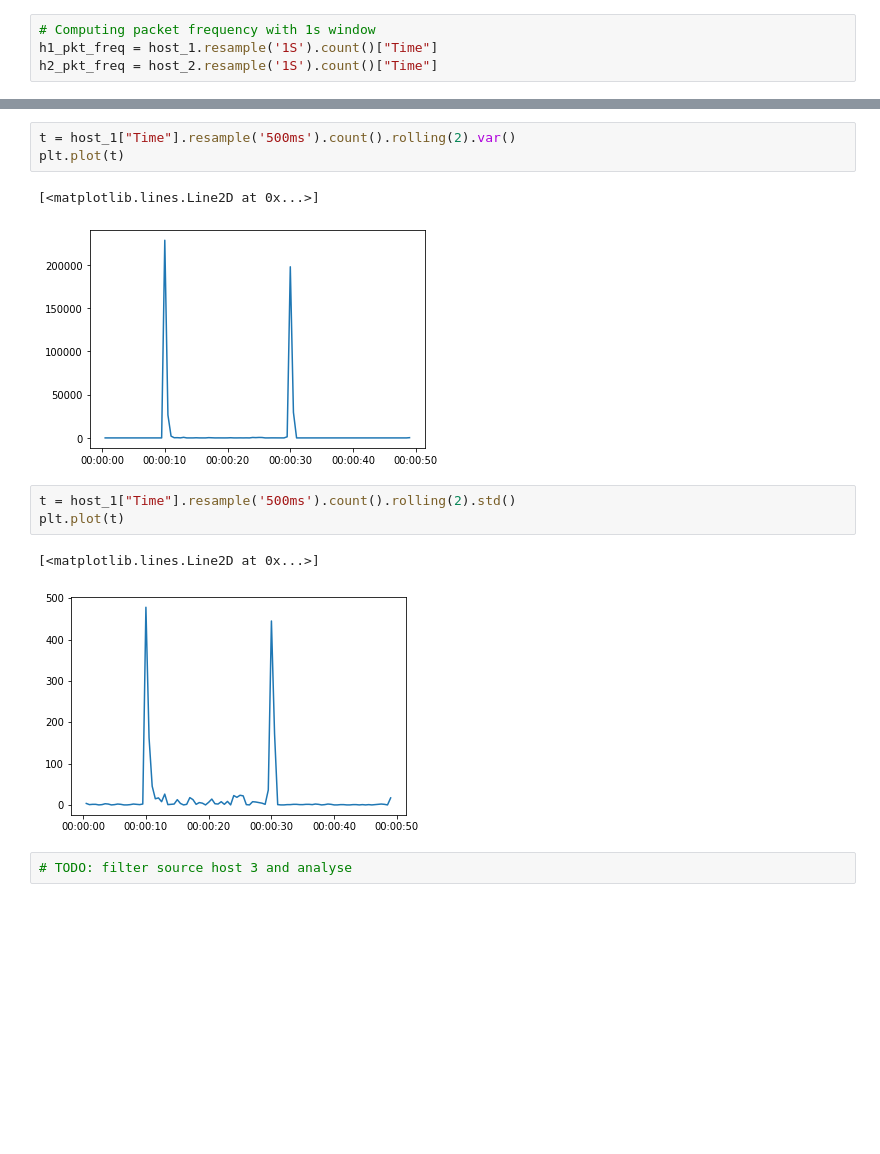
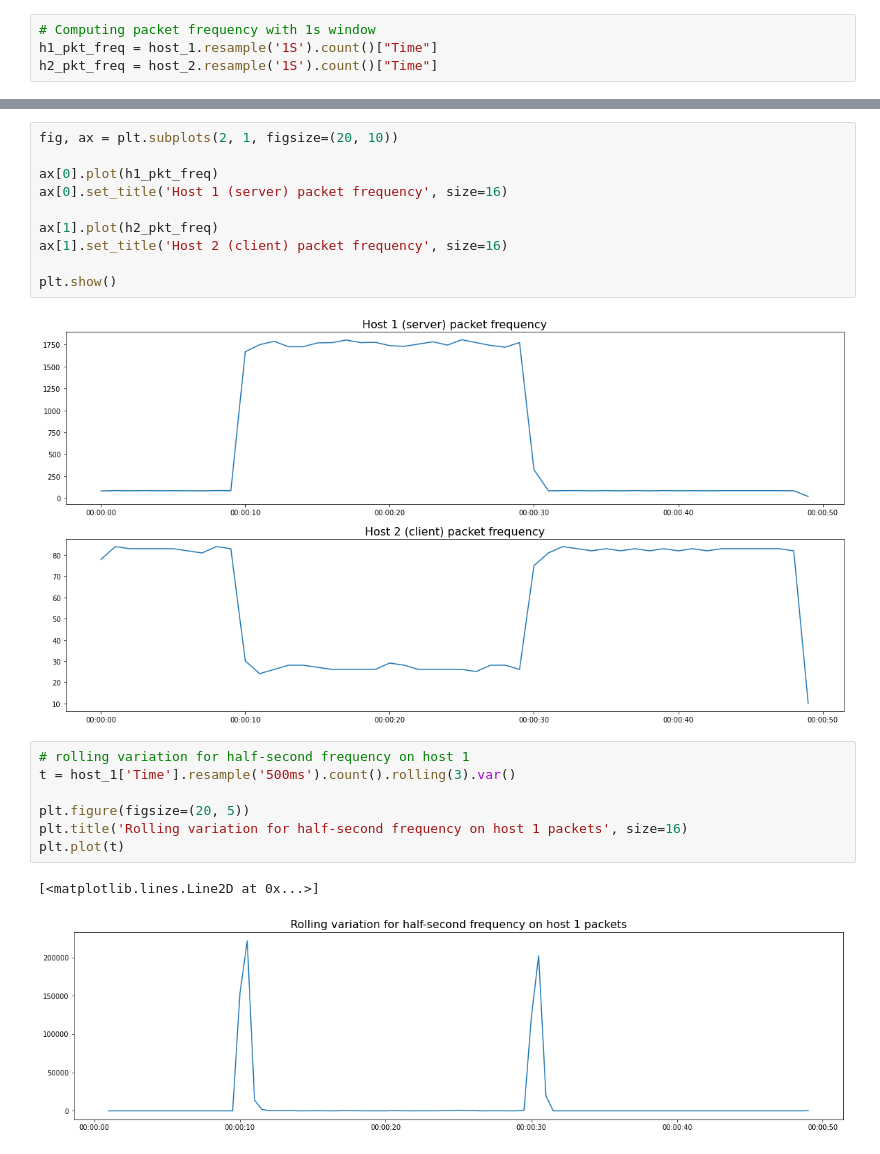
Before and after one commit to jafetimbre/verbose-projects, a Jupyter notebook: infosec/mininet-dos-sim/analize.ipynb, the cells around one changed output, grey strips where cells are left out. Cells and saved outputs as stored; diff of their text form; blank space fills up the shorter version.

```diff
--- a/infosec/mininet-dos-sim/analize.ipynb
+++ b/infosec/mininet-dos-sim/analize.ipynb
@@ -45,14 +35,22 @@ plt.plot(h2_pkt_freq)
-# %%
-t = host_1["Time"].resample('500ms').count().rolling(2).var()
-plt.plot(t)
-# %% [output]
-[<matplotlib.lines.Line2D at 0x...>]
-[figure, removed]
-# %%
-t = host_1["Time"].resample('500ms').count().rolling(2).std()
-plt.plot(t)
-# %% [output]
-[<matplotlib.lines.Line2D at 0x...>]
-[figure, removed]
-# %%
-# TODO: filter source host 3 and analyse
+# %%
+fig, ax = plt.subplots(2, 1, figsize=(20, 10))
+
+ax[0].plot(h1_pkt_freq)
+ax[0].set_title('Host 1 (server) packet frequency', size=16)
+
+ax[1].plot(h2_pkt_freq)
+ax[1].set_title('Host 2 (client) packet frequency', size=16)
+
+plt.show()
+# %% [output]
+[figure, added]
+# %%
+# rolling variation for half-second frequency on host 1
+t = host_1['Time'].resample('500ms').count().rolling(3).var()
+
+plt.figure(figsize=(20, 5))
+plt.title('Rolling variation for half-second frequency on host 1 packets', size=16)
+plt.plot(t)
+# %% [output]
+[<matplotlib.lines.Line2D at 0x...>]
+[figure, added]
```
Also changed, not shown: parts of 9 cells of this notebook.
